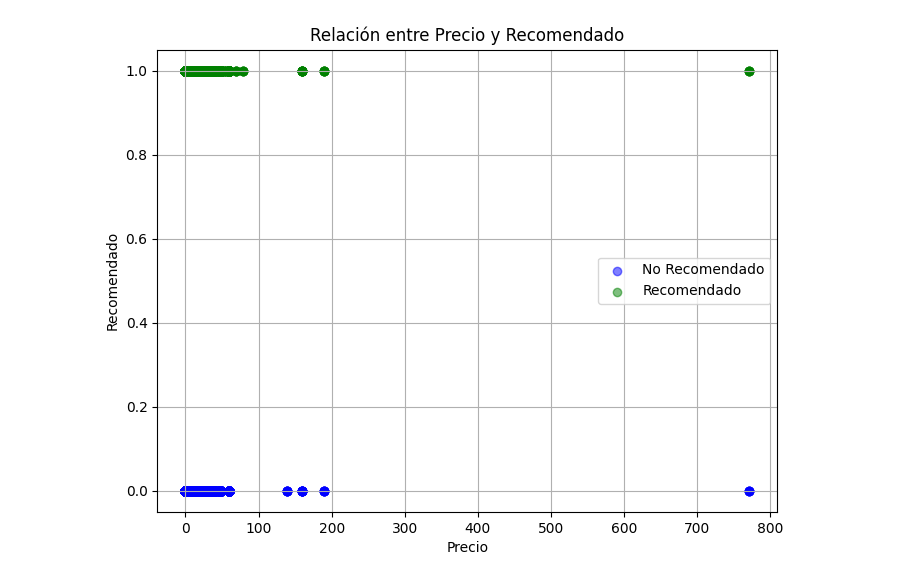
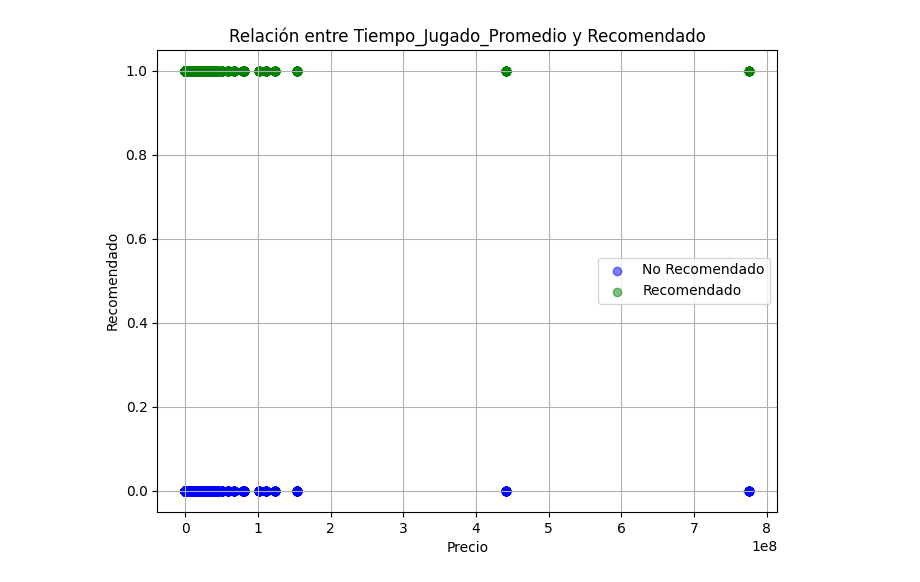
Before and after one commit to AngelMariscal01/P1, a Jupyter notebook: ETL-EDA/EDA.ipynb, the cells around one changed output. Saved outputs shown, nothing was run; the diff lists cells and outputs as text; code cells hidden in the pictures.

```diff
--- a/ETL-EDA/EDA.ipynb
+++ b/ETL-EDA/EDA.ipynb
@@ -8,3 +11,5 @@ dfEs = pd.read_csv('ETL_ESPECIFICACIONES.csv')
+# %%
+df = pd.read_parquet('../data/ETL.parquet')
 # %%
 df.columns.values
 # %% [output]
@@ -92,17 +279,17 @@ La correlación entre 'IdItem' y 'Precio' es -0.028189, lo que confirma nuevamen
 # %%
 # Dividir los datos en dos grupos: recomendados y no recomendados
 recomendados = df[df['Recomendado'] == 1]
 no_recomendados = df[df['Recomendado'] == 0]
 
 # Crear un diagrama de dispersión con colores diferentes para los puntos recomendados y no recomendados
 plt.figure(figsize=(8, 6))
-plt.scatter(no_recomendados['Precio'], no_recomendados['Recomendado'], color='blue', alpha=0.5, label='No Recomendado')
-plt.scatter(recomendados['Precio'], recomendados['Recomendado'], color='green', alpha=0.5, label='Recomendado')
+plt.scatter(no_recomendados['TiempoJugado'], no_recomendados['Recomendado'], color='blue', alpha=0.5, label='No Recomendado')
+plt.scatter(recomendados['TiempoJugado'], recomendados['Recomendado'], color='green', alpha=0.5, label='Recomendado')
 plt.xlabel('Precio')
 plt.ylabel('Recomendado')
-plt.title('Relación entre Precio y Recomendado')
+plt.title('Relación entre Tiempo_Jugado_Promedio y Recomendado')
 plt.legend()
 plt.grid(True)
 plt.show()
 # %% [output]
-[figure, old version]
+[figure, new version]
```
Also changed, not shown: parts of 22 cells of this notebook, 7 other files.
